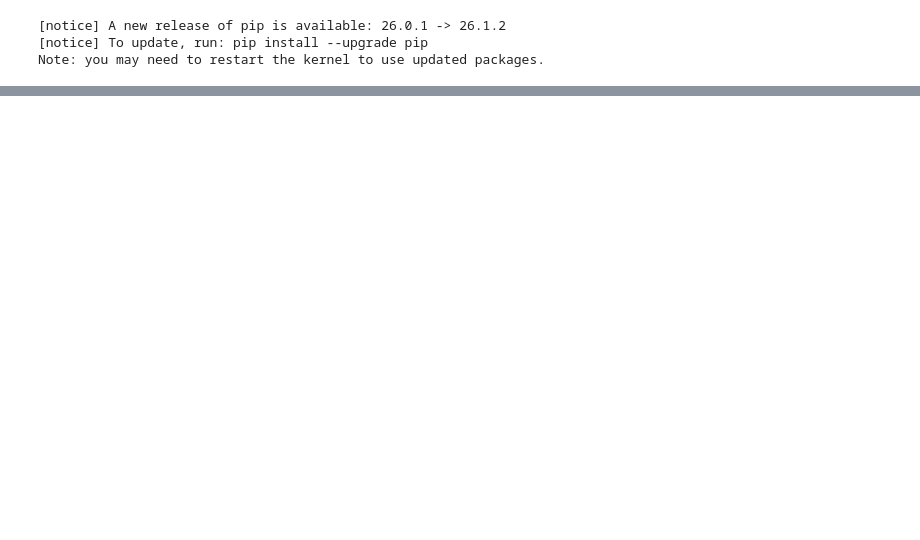
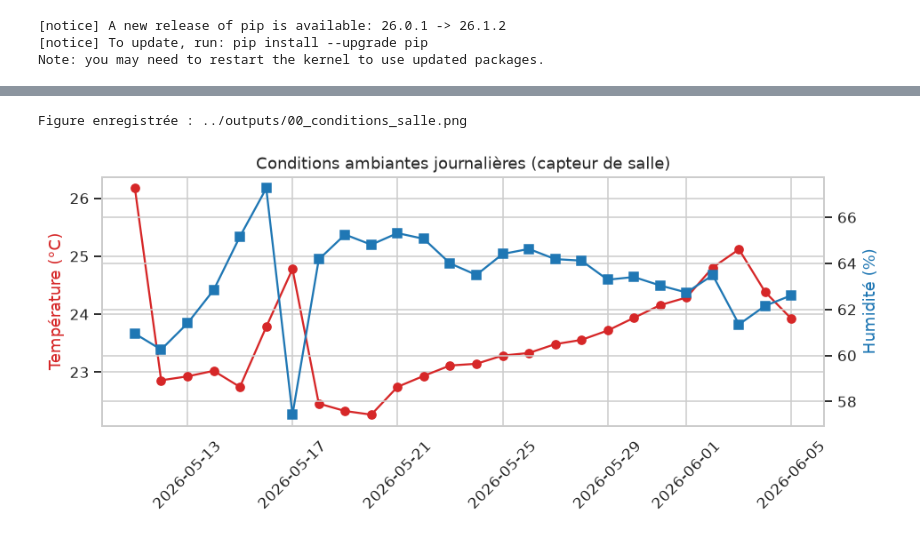
Before and after one commit to chaimagazzeh/Azolla-growth, a Jupyter notebook: notebooks/approach1_biomass_model.ipynb, the cells around one changed output, grey strips where cells are left out. Cells and saved outputs as stored; diff of their text form; code cells hidden in the pictures; blank space fills up the shorter version.

```diff
--- a/notebooks/approach1_biomass_model.ipynb
+++ b/notebooks/approach1_biomass_model.ipynb
@@ -513,0 +161,23 @@ discutée théoriquement. Détails : `RESULTS_AND_LIMITATIONS.md`.
+# %%
+# Le txt a 6 colonnes ; la 6e (n° de série) n'apparaît que sur la 1re ligne → on lit par position
+th = pd.read_csv(TEMP_HUM_TXT, skiprows=1, header=None,
+                 usecols=[1, 2, 3], names=["ts", "temp_C", "humidity_pct"])
+th["ts"] = pd.to_datetime(th["ts"], errors="coerce")
+th = th.dropna(subset=["ts"])
+th["day"] = th["ts"].dt.date
+
+# Moyennes journalières (utile pour documenter les conditions)
+daily = th.groupby("day")[["temp_C", "humidity_pct"]].mean().reset_index()
+print("Jours couverts :", len(daily))
+print(daily.round(2).to_string(index=False))
+
+# Restriction à la fenêtre expérimentale (jours de mesure pH) puis moyenne globale
+exp_days = set(raw["date"].dt.date.unique())
+mask = daily["day"].isin(exp_days)
+temp_mean = daily.loc[mask, "temp_C"].mean()
+hum_mean = daily.loc[mask, "humidity_pct"].mean()
+print(f"\nMoyennes sur la période : temp={temp_mean:.2f} °C, humidité={hum_mean:.2f} %")
+
+# Affectées à TOUS les bacs (constantes — voir avertissement ci-dessus)
+bac["temp_mean"] = temp_mean
+bac["humidity_mean"] = hum_mean
@@ -513,0 +202,13 @@ discutée théoriquement. Détails : `RESULTS_AND_LIMITATIONS.md`.
+# %%
+# Figure documentaire : conditions journalières de la salle
+fig, ax1 = plt.subplots(figsize=(9, 4))
+ax1.plot(daily["day"], daily["temp_C"], "o-", color="tab:red", label="Température (°C)")
+ax1.set_ylabel("Température (°C)", color="tab:red"); ax1.tick_params(axis="x", rotation=45)
+ax2 = ax1.twinx()
+ax2.plot(daily["day"], daily["humidity_pct"], "s-", color="tab:blue", label="Humidité (%)")
+ax2.set_ylabel("Humidité (%)", color="tab:blue")
+ax1.set_title("Conditions ambiantes journalières (capteur de salle)")
+plt.tight_layout(); savefig("00_conditions_salle.png"); plt.show()
+# %% [output]
+Figure enregistrée : ../outputs/00_conditions_salle.png
+[figure, added]
```
Also changed, not shown: parts of 50 cells of this notebook, 12 other files.
